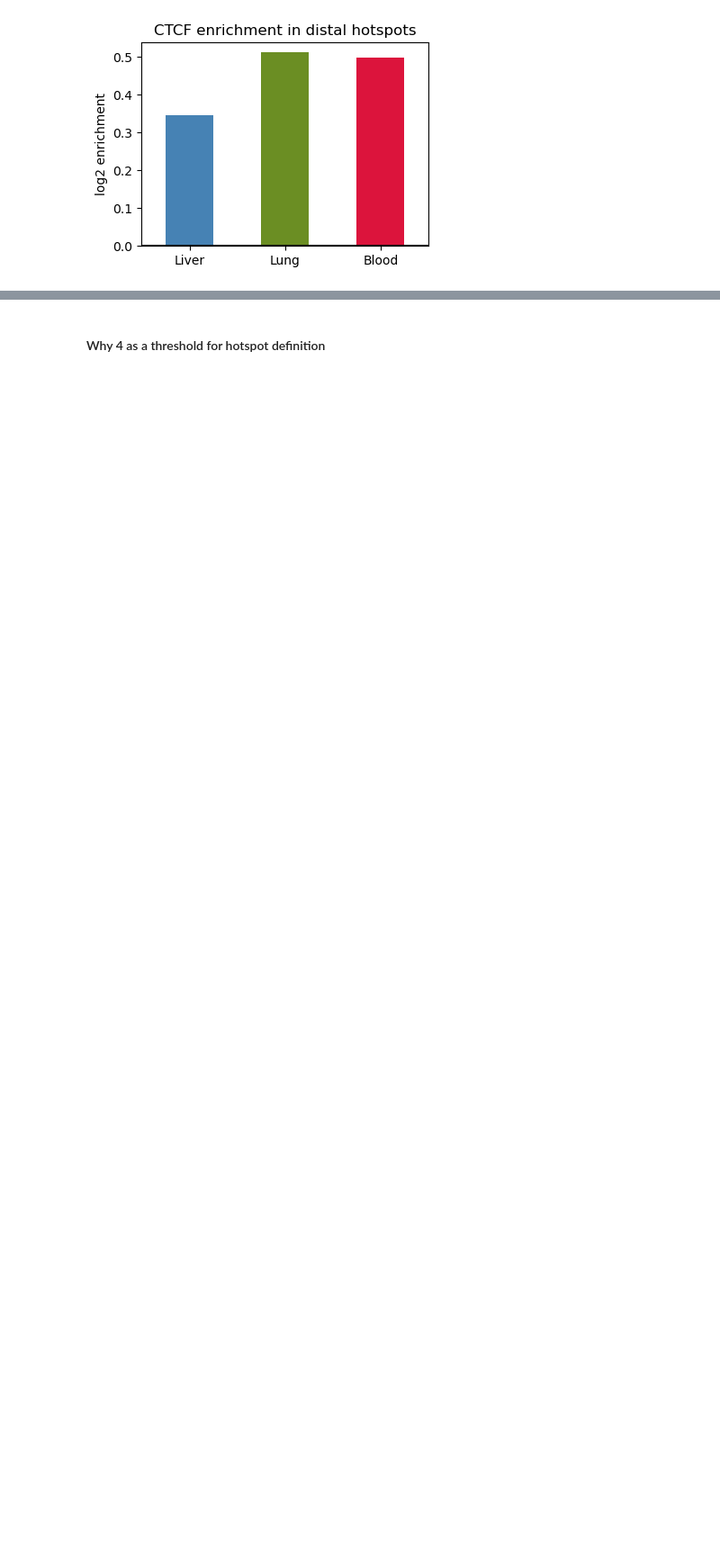
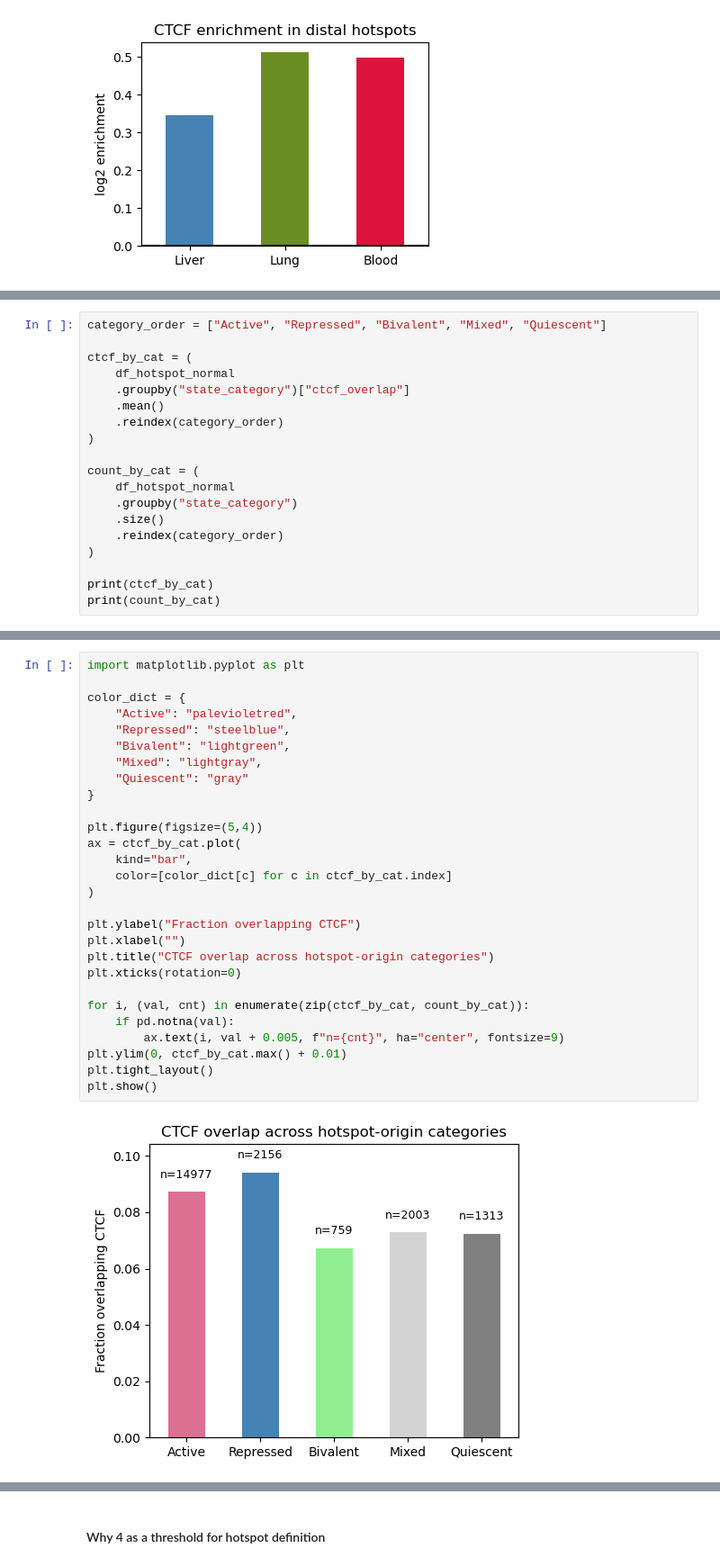
Before and after one commit to caocao0525/HERV, a Jupyter notebook: herv_all_hotspot_analysis.ipynb, the cells around one changed output, grey strips where cells are left out. Shown at 90% size. Drawn from its saved outputs; the diff is of its cells as text; blank space fills up the shorter version.

```diff
--- a/herv_all_hotspot_analysis.ipynb
+++ b/herv_all_hotspot_analysis.ipynb
@@ -1435,0 +1455,19 @@ plt.show()
+# %%
+category_order = ["Active", "Repressed", "Bivalent", "Mixed", "Quiescent"]
+
+ctcf_by_cat = (
+    df_hotspot_normal
+    .groupby("state_category")["ctcf_overlap"]
+    .mean()
+    .reindex(category_order)
+)
+
+count_by_cat = (
+    df_hotspot_normal
+    .groupby("state_category")
+    .size()
+    .reindex(category_order)
+)
+
+print(ctcf_by_cat)
+print(count_by_cat)
@@ -1435,0 +1489,30 @@ plt.show()
+# %%
+import matplotlib.pyplot as plt
+
+color_dict = {
+    "Active": "palevioletred",
+    "Repressed": "steelblue",
+    "Bivalent": "lightgreen",
+    "Mixed": "lightgray",
+    "Quiescent": "gray"
+}
+
+plt.figure(figsize=(5,4))
+ax = ctcf_by_cat.plot(
+    kind="bar",
+    color=[color_dict[c] for c in ctcf_by_cat.index]
+)
+
+plt.ylabel("Fraction overlapping CTCF")
+plt.xlabel("")
+plt.title("CTCF overlap across hotspot-origin categories")
+plt.xticks(rotation=0)
+
+for i, (val, cnt) in enumerate(zip(ctcf_by_cat, count_by_cat)):
+    if pd.notna(val):
+        ax.text(i, val + 0.005, f"n={cnt}", ha="center", fontsize=9)
+plt.ylim(0, ctcf_by_cat.max() + 0.01)
+plt.tight_layout()
+plt.show()
+# %% [output]
+[figure, added]
```
Also changed, not shown: parts of 7 cells of this notebook.
